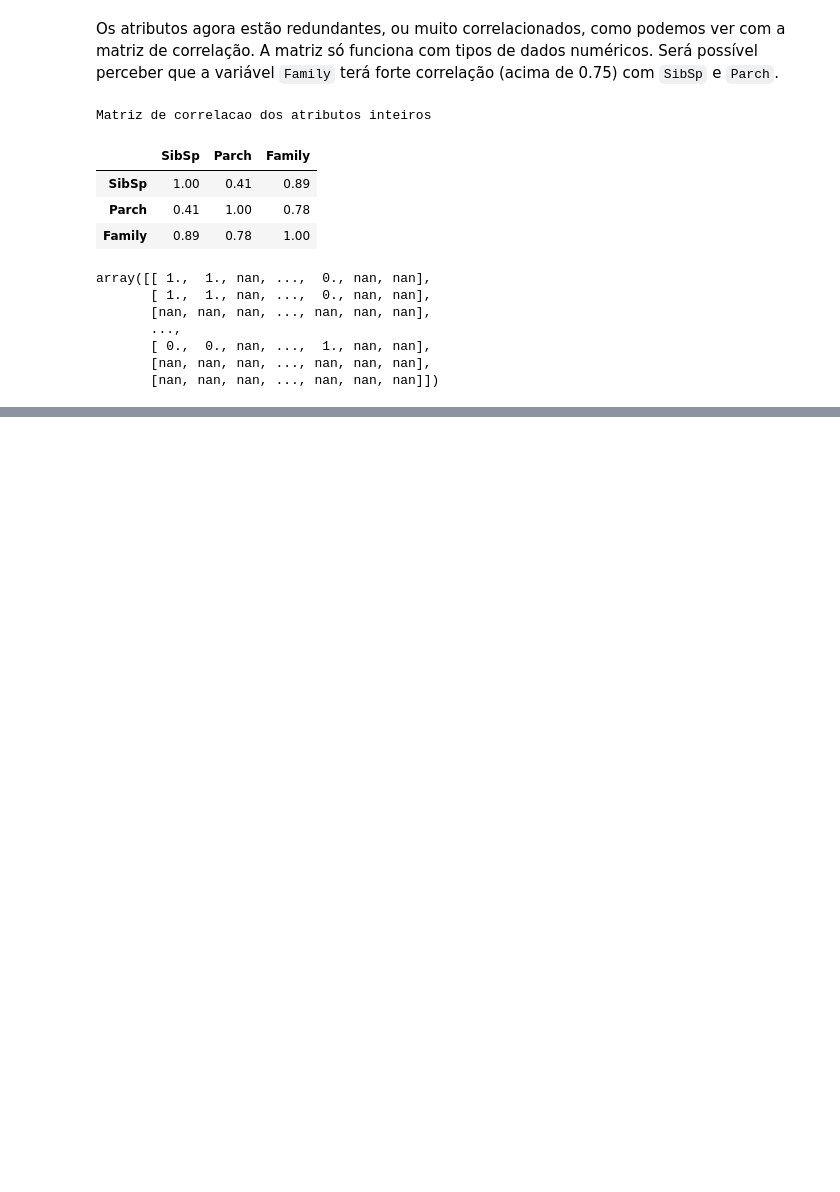
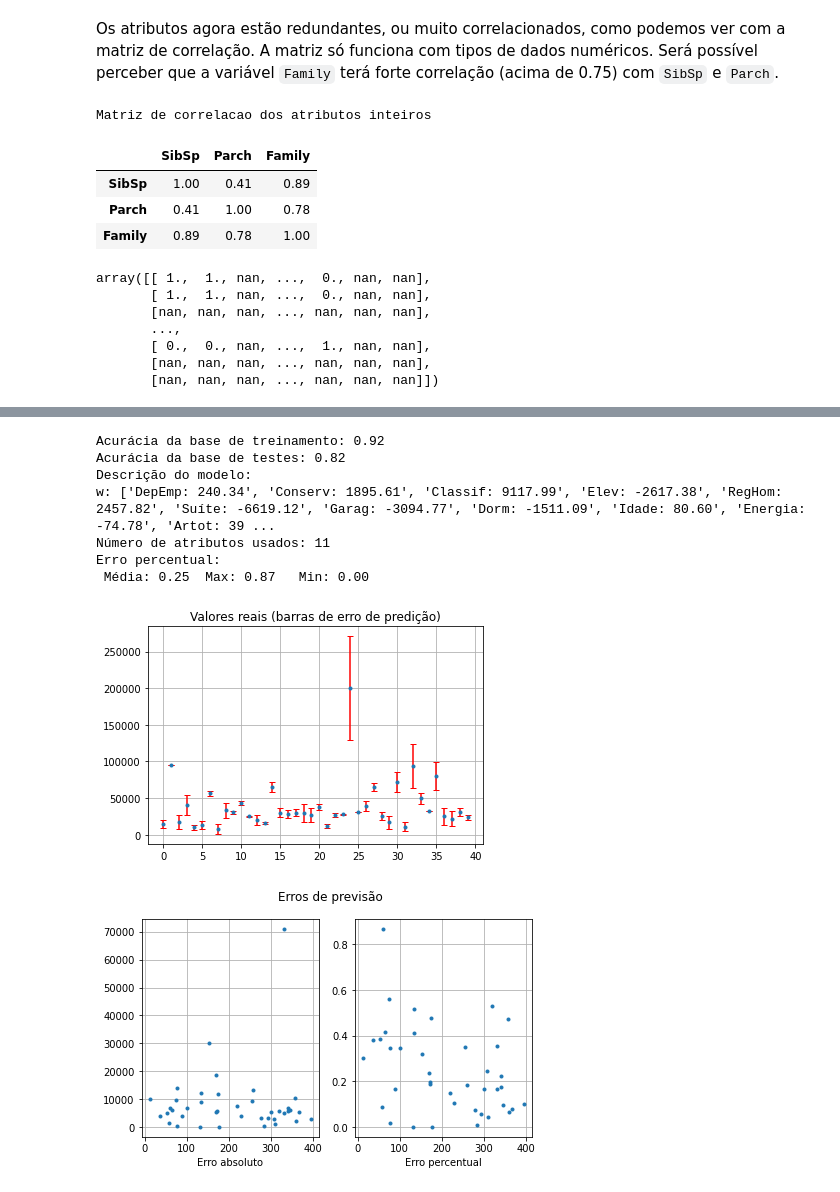
Before and after one commit to caiobellezi/estudos, a Jupyter notebook: Estudos_Transformacao_de_dados.ipynb, the cells around one changed output, grey strips where cells are left out. Cells and saved outputs as stored; diff of their text form; code cells hidden in the pictures; blank space fills up the shorter version.

```diff
--- a/Estudos_Transformacao_de_dados.ipynb
+++ b/Estudos_Transformacao_de_dados.ipynb
@@ -344,0 +447,43 @@ array([[ 1.,  1., nan, ...,  0., nan, nan],
+# %%
+lnr = LinearRegression().fit(X_train, y_train)
+
+y_prev = lnr.predict(X_test)
+
+print("Acurácia da base de treinamento: {:.2f}".format(lnr.score(X_train, y_train)))
+print("Acurácia da base de testes: {:.2f}".format(lnr.score(X_test, y_test)))
+print("Descrição do modelo: ")
+s = ["{0}: {1:0.2f}".format(a, v) for a, v in zip(atributos, lnr.coef_)]
+print("w: {}  b: {:.2f}".format(s, lnr.intercept_))
+print("Número de atributos usados: {}".format(np.sum(lnr.coef_ != 0)))
+
+# Calcula o erro absoluto e o erro percentual da regressao linear
+errolnr = np.abs(y_test - y_prev)
+erroperc = errolnr / list(y_test)
+
+print('Erro percentual:\n Média: {0:.2f}  Max: {1:.2f}   Min: {2:.2f}'
+      .format(np.mean(erroperc), np.max(erroperc), np.min(erroperc)))
+
+plt.figure(figsize=(6, 4))
+plt.errorbar(np.arange(y_test.size), list(y_test), yerr=errolnr,
+             fmt='.', ecolor='r', capsize=3)
+plt.title("Valores reais (barras de erro de predição)")
+plt.grid()
+
+fig, ax = plt.subplots(1, 2, figsize=(7, 4))
+plt.suptitle("Erros de previsão")
+ax[0].plot(errolnr,'.')
+ax[0].set_xlabel("Erro absoluto")
+ax[0].grid()
+ax[1].plot(erroperc,'.')
+ax[1].set_xlabel("Erro percentual")
+ax[1].grid()
+# %% [output]
+Acurácia da base de treinamento: 0.92
+Acurácia da base de testes: 0.82
+Descrição do modelo:
+w: ['DepEmp: 240.34', 'Conserv: 1895.61', 'Classif: 9117.99', 'Elev: -2617.38', 'RegHom: 2457.82', 'Suíte: -6619.12', 'Garag: -3094.77', 'Dorm: -1511.09', 'Idade: 80.60', 'Energia: -74.78', 'Artot: 39 ...
+Número de atributos usados: 11
+Erro percentual:
+ Média: 0.25  Max: 0.87   Min: 0.00
+[figure, added]
+[figure, added]
```
Also changed, not shown: parts of 10 cells of this notebook.
